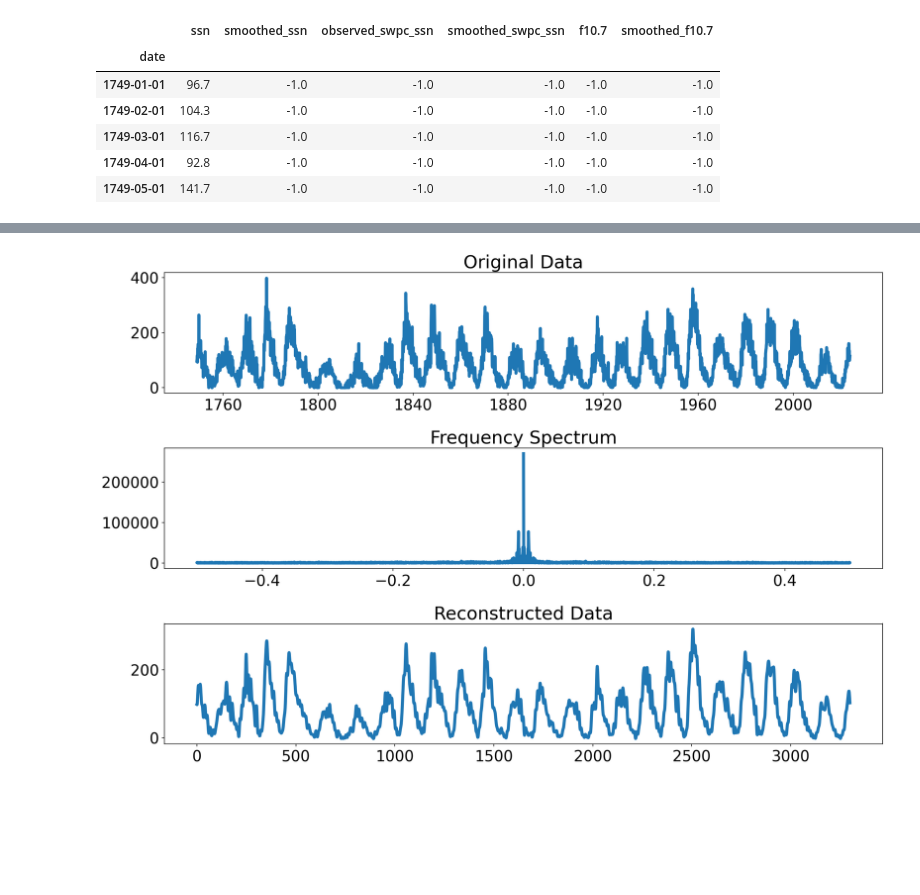
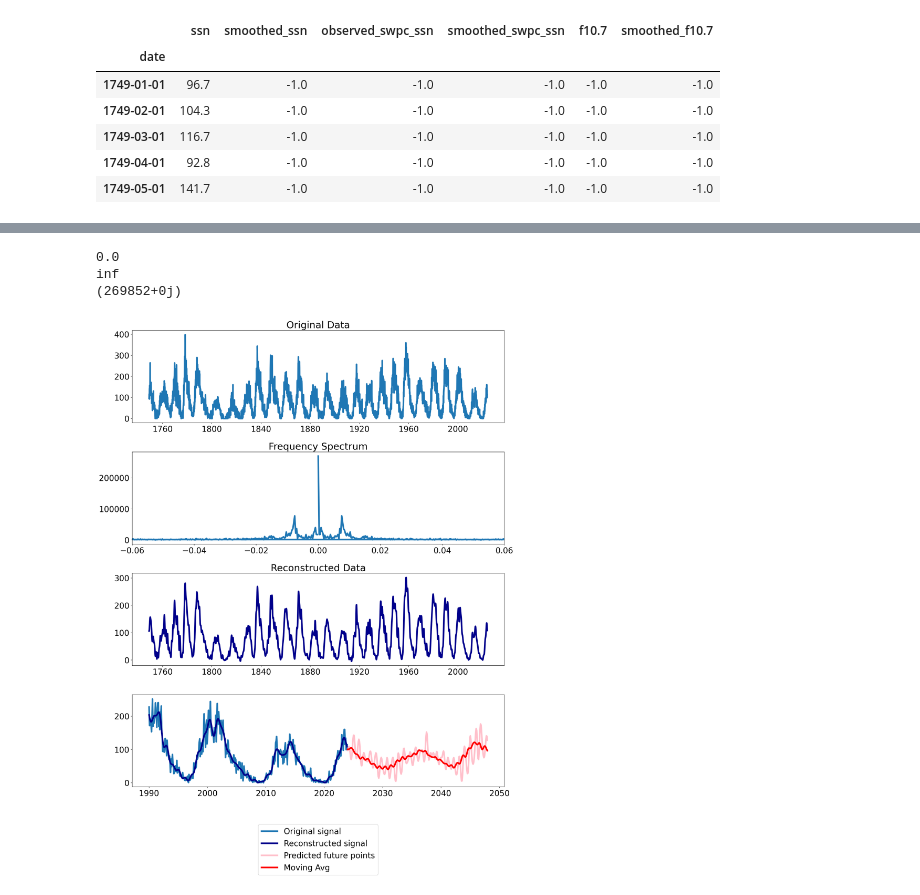
Before and after one commit to levetation/spaceweather, a Jupyter notebook: fft.ipynb, the cells around one changed output, grey strips where cells are left out. Cells and saved outputs as stored; diff of their text form; code cells hidden in the pictures; blank space fills up the shorter version.

```diff
--- a/fft.ipynb
+++ b/fft.ipynb
@@ -52,34 +56,63 @@ plt.show()
 # %%
 # Identify the peak frequency
 peak_frequency = np.abs(frequencies[np.argmax(fft_result)])
+print(peak_frequency)
 
 # Calculate the period (inverse of frequency)
 period = 1 / peak_frequency
+print(period)
 
 # Zero out frequencies outside a certain range
 fft_result_filtered = fft_result.copy()
-threshold = 0.1
+threshold = 0.08
 fft_result_filtered[np.abs(frequencies) > threshold] = 0
+print(max(fft_result_filtered))
 
 # Reconstruct the time series
-sunspot_data_reconstructed = np.fft.ifft(fft_result_filtered)
+sunspot_data_reconstructed = np.real(np.fft.ifft(fft_result_filtered))
+dt['sunspot_fft'] = sunspot_data_reconstructed
+
+## Applying a scaling factor to account for lost intensity
+# difference_factor = sunspot_data / np.real(sunspot_data_reconstructed)
+# scaling_factor = difference_factor.mean()
+# sunspot_data_reconstructed_scaled = sunspot_data_reconstructed * scaling_factor
+
+## Extrapolating the data for n data points
+months = 288
+future_points = np.real(np.fft.ifft(np.pad(fft_result_filtered, (0, months))))
+future_data_time_index = pd.date_range(start=dt.index[-1] + pd.DateOffset(months=1), periods=months, freq = 'MS')
+
+window_size = 20  # Adjust as needed
+smoothed_future_points = np.convolve(future_points, np.ones(window_size)/window_size, mode='valid')
+# %% [output]
+0.0
+inf
+(269852+0j)
 # %%
 # Plot properties
-x_width, y_width = 15, 10
+x_width, y_width = 15, 20
 
 # Create plot
-fig, ax = plt.subplots(3,1, figsize=(x_width, y_width), dpi=150)
+fig, ax = plt.subplots(4, 1, figsize=(x_width, y_width), dpi=150)
 
 ax[0].plot(sunspot_data)
 ax[0].set_title('Original Data')
 
 ax[1].plot(frequencies, np.abs(fft_result))
 ax[1].set_title('Frequency Spectrum')
+ax[1].set_xlim(-0.06, 0.06)
 
-ax[2].plot(np.real(sunspot_data_reconstructed))
+ax[2].plot(dt['sunspot_fft'], color='darkblue')
 ax[2].set_title('Reconstructed Data')
+
+sunspotFFT = dt['sunspot_fft']
+ax[3].plot(sunspot_data[(sunspot_data.index>='1990')], label='Original signal')
+ax[3].plot(sunspotFFT[(sunspotFFT.index>='1990')], color='darkblue', label='Reconstructed signal')
+ax[3].plot(future_data_time_index, future_points[:len(future_data_time_index)], color='pink', label='Predicted future points')
+ax[3].plot(future_data_time_index, smoothed_future_points[:len(future_data_time_index)], color='red', label='Moving Avg')
+ax[3].legend(bbox_to_anchor =(0.5,-1), loc='lower center')
 
 plt.tight_layout()
 plt.show()
 # %% [output]
-[figure, old version]
+[figure, new version]
```
Also changed, not shown: parts of 3 cells of this notebook.
